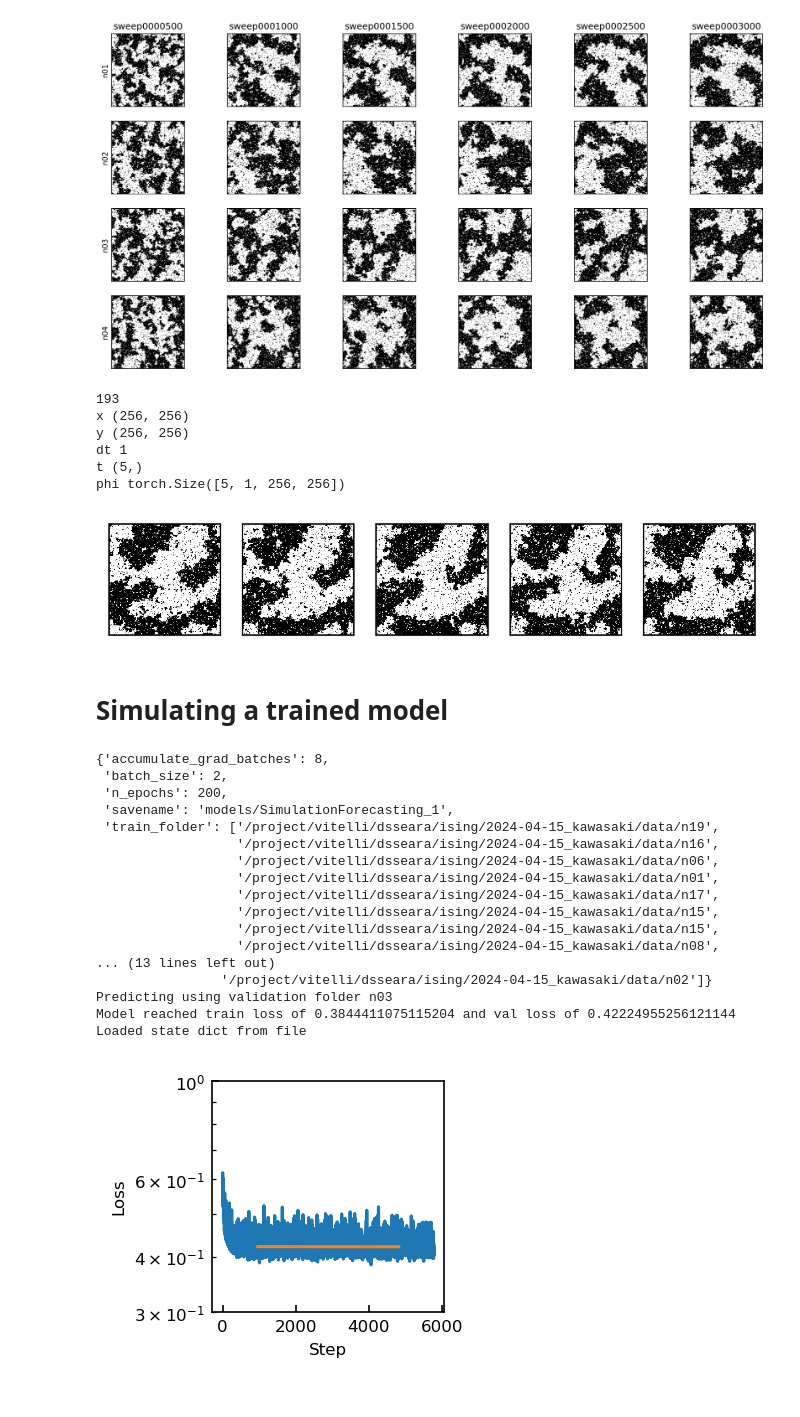
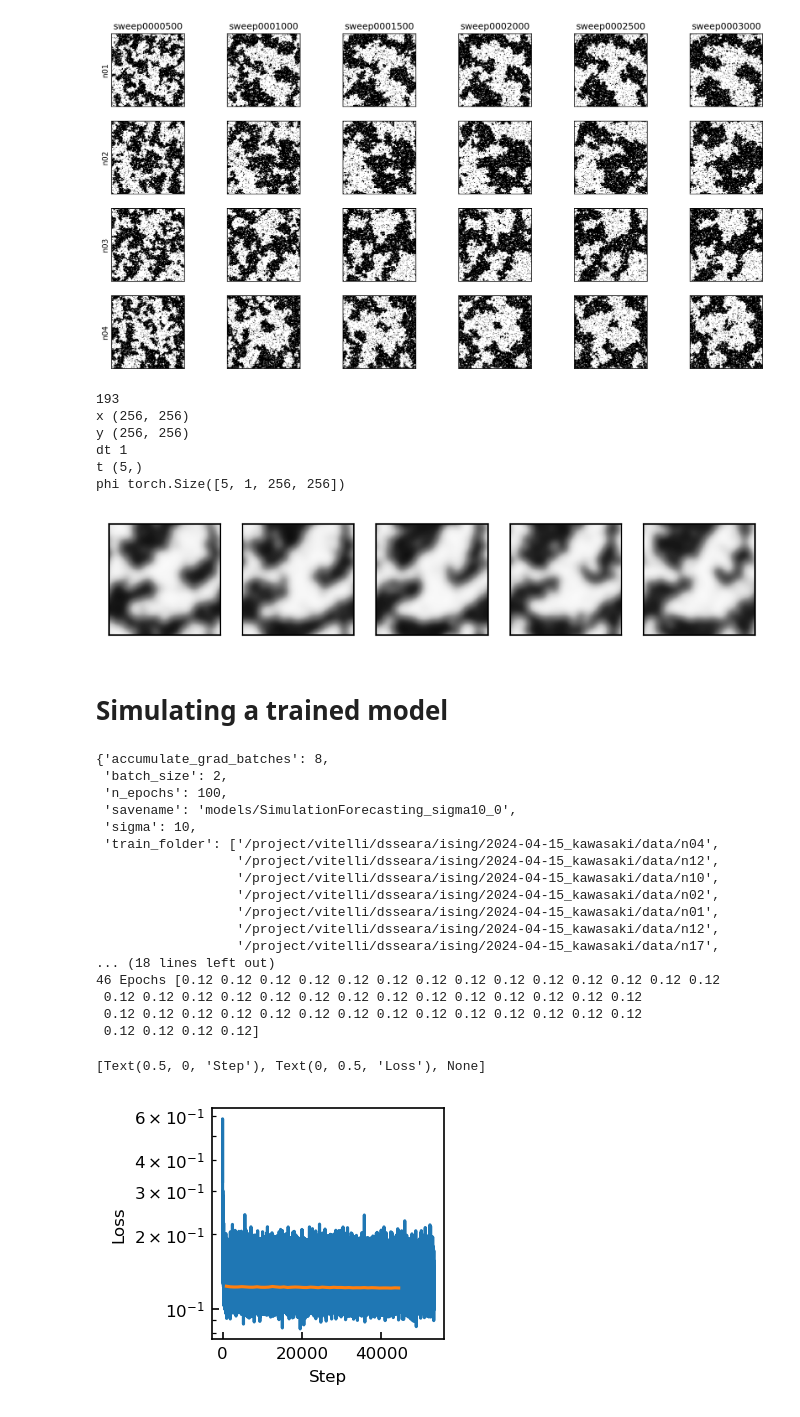
Before and after one commit to jcolen/sociohydro, a Jupyter notebook: nonlocal_ising/SimulationsForecasting.ipynb, the cells around one changed output. Drawn from its saved outputs; the diff is of its cells as text; code cells hidden in the pictures.

```diff
--- a/nonlocal_ising/SimulationsForecasting.ipynb
+++ b/nonlocal_ising/SimulationsForecasting.ipynb
@@ -45,7 +45,7 @@ for i in range(4):
 # %%
 from forecasting_dataset import SimulationDataset
 
-ds = SimulationDataset(f'{data_dir}/n01')
+ds = SimulationDataset(f'{data_dir}/n01', sigma=10)
 print(len(ds))
 
 sample = ds[5]
@@ -58,7 +58,7 @@ for key in sample:
 fig, ax = plt.subplots(1, len(sample['t']), dpi=200)
 
 for i in range(len(ax)):
-    ax[i].pcolormesh(sample['x'], sample['y'], sample['phi'][i].squeeze(), cmap='Greys')
+    ax[i].pcolormesh(sample['x'], sample['y'], sample['phi'][i].squeeze(), cmap='Greys', vmin=-1, vmax=1)
     ax[i].set(xticks=[], yticks=[], aspect='equal')
 # %% [output]
 193
@@ -67,7 +67,7 @@ y (256, 256)
 dt 1
 t (5,)
 phi torch.Size([5, 1, 256, 256])
-[figure, old version]
+[figure, new version]
 # %% [markdown]
 # Simulating a trained model
 # %%
@@ -80,62 +80,55 @@ from forecasting_dataset import SimulationDataset
 from forecasting_nn import SimulationForecasting
 from pprint import pprint
 
-device = torch.device('cuda:0')
-model_path = 'models/SimulationForecasting_1'
+device = torch.device('cuda:0' if torch.cuda.is_available() else 'cpu')
+model_path = 'models/SimulationForecasting_0'
+model_path = 'models/SimulationForecasting_sigma10_0'
 
 # Get validation set simulation
 with open(f'{model_path}_args.txt', 'r') as f:
     info = json.load(f)
 pprint(info)
-
+sigma = info.get('sigma', 0)
 val_set_size = len(info['val_folder']) * 193 / 2
 
-folder = info['val_folder'][1]
+folder = info['val_folder'][0]
 print(f'Predicting using validation folder {os.path.basename(folder)}')
-ds = SimulationDataset(folder, seq_len=25)
+ds = SimulationDataset(folder, seq_len=25, sigma=sigma)
 
 # Load model
-info = torch.load(f'{model_path}.ckpt')
+info = torch.load(f'{model_path}.ckpt', map_location='cpu')
 info["val_loss"] = np.array(info["val_loss"]) / val_set_size
 print(f'Model reached train loss of {np.min(info["train_loss"])} and val loss of {np.min(info["val_loss"])}')
-model = SimulationForecasting().to(device)
+model = SimulationForecasting(smooth=sigma > 0).to(device)
 model.load_state_dict(info['state_dict'])
 model.eval()
 print('Loaded state dict from file')
 
 val_step = np.arange(1, len(info["val_loss"]) + 1) * val_set_size
+print(len(val_step), 'Epochs', info["val_loss"])
 
 fig, ax = plt.subplots(1, 1, dpi=150, figsize=(2, 2))
 ax.plot(info["train_loss"])
 ax.plot(val_step, info["val_loss"])
 ax.tick_params(which='both', direction='in')
-ax.set(xlabel='Step', ylabel='Loss', yscale='log', ylim=[3e-1, 1e0])
-
-sample = ds[2]
-with torch.no_grad():
-    phi1 = model.simulate(sample['phi'][0:1].to(device), ds.seq_len)[0].detach().cpu().numpy().squeeze()
-
-logits = 0.5 * (1 + phi1)
-randoms = np.random.uniform(size=phi1.shape)
-preds = np.zeros_like(phi1)
-preds[randoms < logits] = 1
-preds[randoms >= logits] = -1
+ax.set(xlabel='Step', ylabel='Loss', yscale='log')#, ylim=[3e-1, 1e0])
 # %% [output]
 {'accumulate_grad_batches': 8,
  'batch_size': 2,
- 'n_epochs': 200,
- 'savename': 'models/SimulationForecasting_1',
- 'train_folder': ['/project/vitelli/dsseara/ising/2024-04-15_kawasaki/data/n19',
-                  '/project/vitelli/dsseara/ising/2024-04-15_kawasaki/data/n16',
-                  '/project/vitelli/dsseara/ising/2024-04-15_kawasaki/data/n06',
+ 'n_epochs': 100,
+ 'savename': 'models/SimulationForecasting_sigma10_0',
+ 'sigma': 10,
+ 'train_folder': ['/project/vitelli/dsseara/ising/2024-04-15_kawasaki/data/n04',
+                  '/project/vitelli/dsseara/ising/2024-04-15_kawasaki/data/n12',
+                  '/project/vitelli/dsseara/ising/2024-04-15_kawasaki/data/n10',
+                  '/project/vitelli/dsseara/ising/2024-04-15_kawasaki/data/n02',
                   '/project/vitelli/dsseara/ising/2024-04-15_kawasaki/data/n01',
+                  '/project/vitelli/dsseara/ising/2024-04-15_kawasaki/data/n12',
                   '/project/vitelli/dsseara/ising/2024-04-15_kawasaki/data/n17',
-                  '/project/vitelli/dsseara/ising/2024-04-15_kawasaki/data/n15',
-                  '/project/vitelli/dsseara/ising/2024-04-15_kawasaki/data/n15',
-                  '/project/vitelli/dsseara/ising/2024-04-15_kawasaki/data/n08',
-... (13 lines left out)
-                '/project/vitelli/dsseara/ising/2024-04-15_kawasaki/data/n02']}
-Predicting using validation folder n03
-Model reached train loss of 0.3844411075115204 and val loss of 0.42224955256121144
-Loaded state dict from file
+... (18 lines left out)
+46 Epochs [0.12 0.12 0.12 0.12 0.12 0.12 0.12 0.12 0.12 0.12 0.12 0.12 0.12 0.12
+ 0.12 0.12 0.12 0.12 0.12 0.12 0.12 0.12 0.12 0.12 0.12 0.12 0.12 0.12
+ 0.12 0.12 0.12 0.12 0.12 0.12 0.12 0.12 0.12 0.12 0.12 0.12 0.12 0.12
+ 0.12 0.12 0.12 0.12]
+[Text(0.5, 0, 'Step'), Text(0, 0.5, 'Loss'), None]
-[figure, old version]
+[figure, new version]
```
Also changed, not shown: parts of 3 cells of this notebook, 51 other files.
